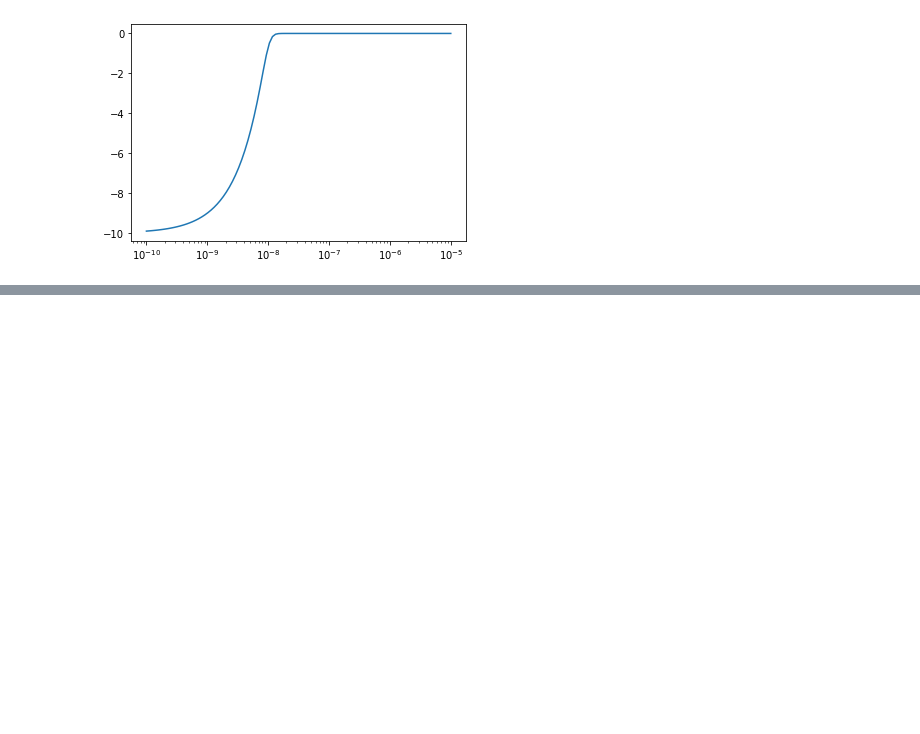
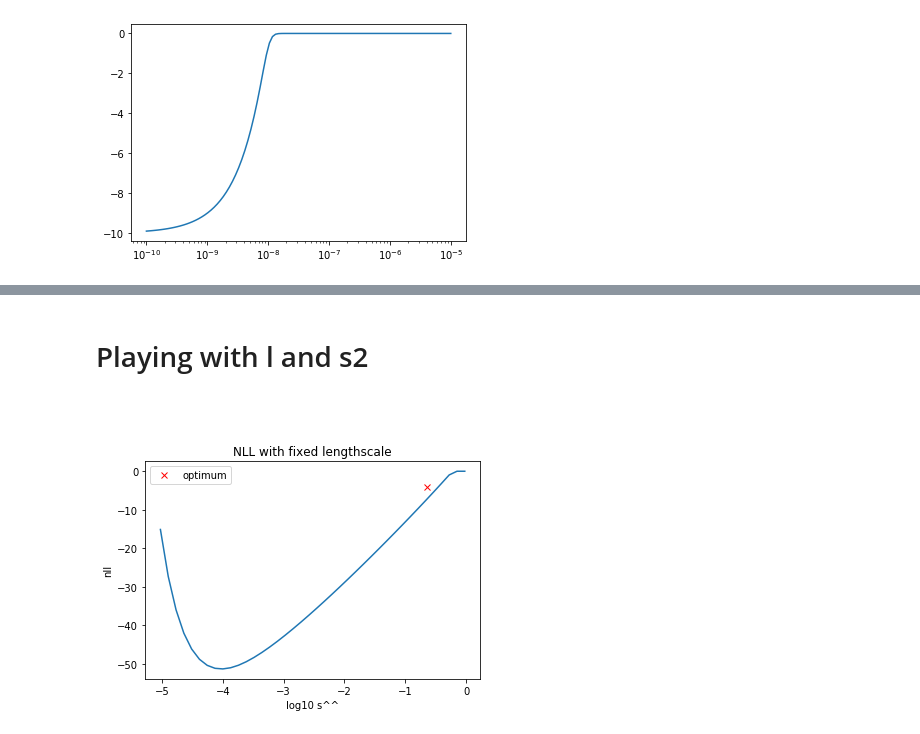
Before and after one commit to redmod-team/profit, a Jupyter notebook: doc/gp_custom.ipynb, the cells around one changed output, grey strips where cells are left out. Saved outputs shown, nothing was run; the diff lists cells and outputs as text; code cells hidden in the pictures; blank space fills up the shorter version.

```diff
--- a/doc/gp_custom.ipynb
+++ b/doc/gp_custom.ipynb
@@ -294,0 +538,30 @@ dm.t 1  :  [[  -37.33122835 11233.97226906]]
+# %% [markdown]
+# Playing with l and s2
+# %% [markdown]
+####
+# %%
+nl = 50
+ns2 = 40
+
+
+log10s2 = np.linspace(res.x[1]-1, res.x[1]+4, ns2)
+[Ll, Ls2] = np.meshgrid(log10l, log10s2)
+
+nlls = np.array(
+    [nll([10**log_l, 10**ls2], xtrain, ytrain, 0) for ls2 in log10s2]
+    ).reshape([ns2, 1])
+
+# Do some cut for visualization
+maxval = 0.0
+nlls[nlls>maxval] = maxval
+
+plt.figure()
+plt.title('NLL with fixed lengthscale')
+plt.plot(res.x[0], res.x[1], 'rx')
+plt.plot(log10s2, nlls)
+plt.xlabel('log10 s^^')
+plt.ylabel('nll')
+plt.legend(['optimum'])
+plt.show()
+# %% [output]
+[figure, added]
```
Also changed, not shown: parts of 22 cells of this notebook, 1 other file.
